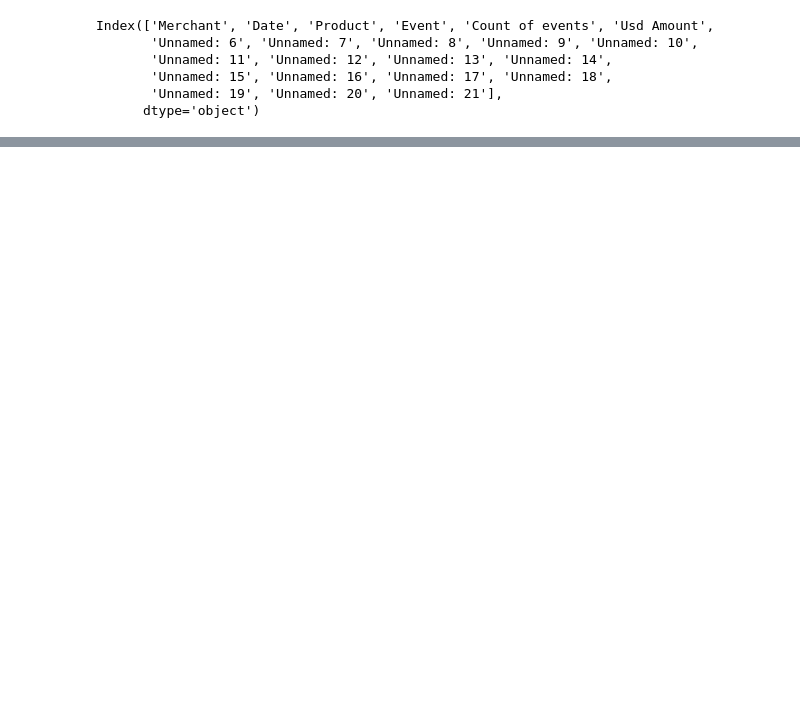
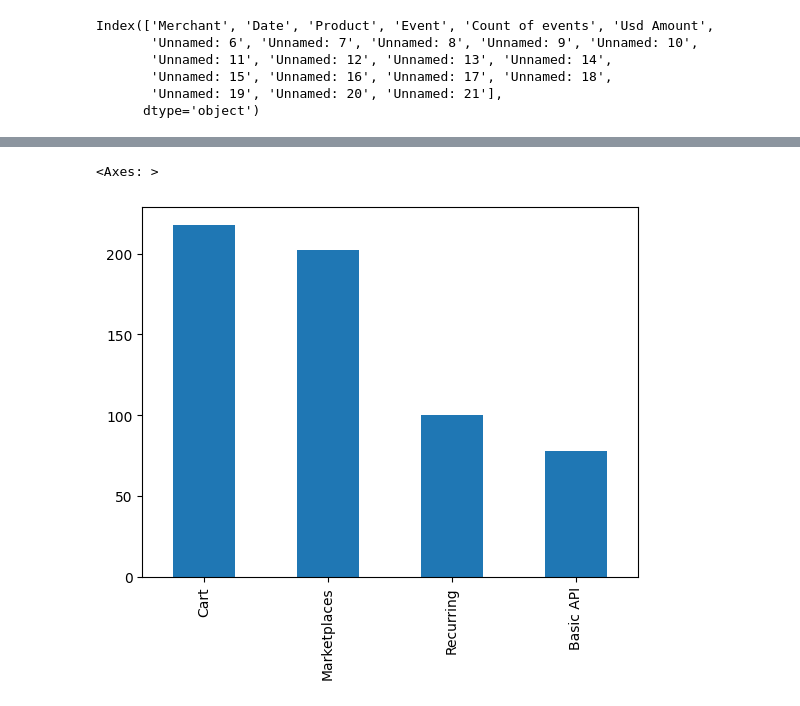
Before and after one commit to Felix-YH/Data-Analysis-Portfolio, a Jupyter notebook: stripe_1/takehomefile.ipynb, the cells around one changed output, grey strips where cells are left out. Cells and saved outputs as stored; diff of their text form; code cells hidden in the pictures; blank space fills up the shorter version.

```diff
--- a/stripe_1/takehomefile.ipynb
+++ b/stripe_1/takehomefile.ipynb
@@ -147,0 +113,2 @@ product[product.isna()['Usd Amount']].head()
+# %%
+product.dropna(axis=0, inplace=True)
@@ -147,0 +123,2 @@ product[product.isna()['Usd Amount']].head()
+# %%
+clean_product = product.copy()
@@ -147,0 +138,5 @@ product[product.isna()['Usd Amount']].head()
+# %%
+clean_product['Product'].value_counts().plot(kind = 'bar')
+# %% [output]
+<Axes: >
+[figure, added]
```
Also changed, not shown: parts of 10 cells of this notebook.
